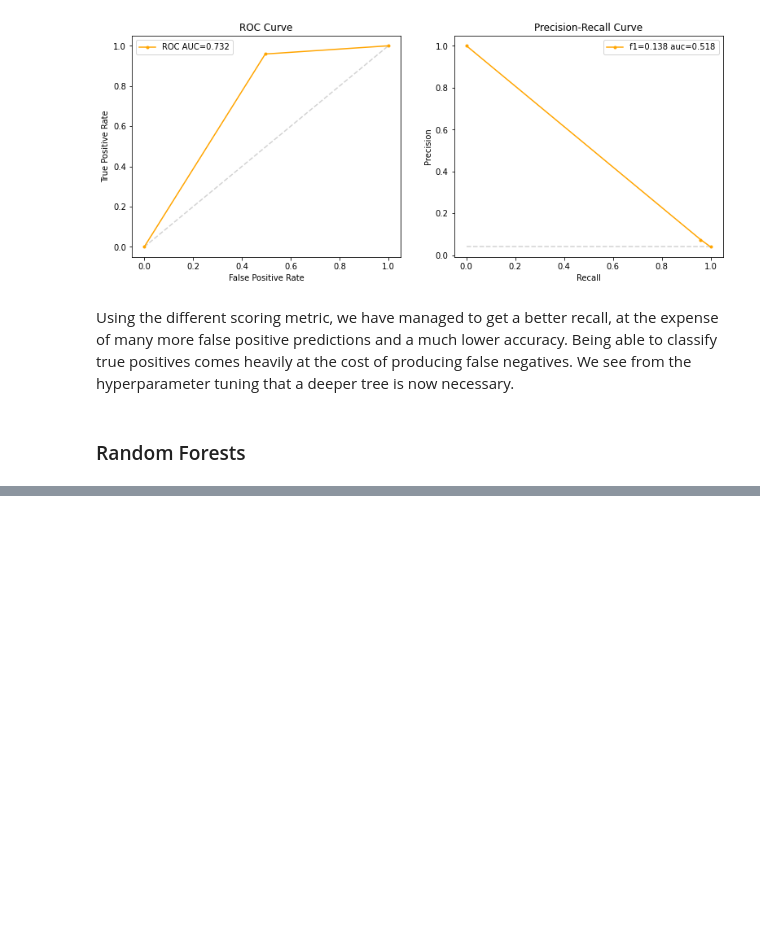
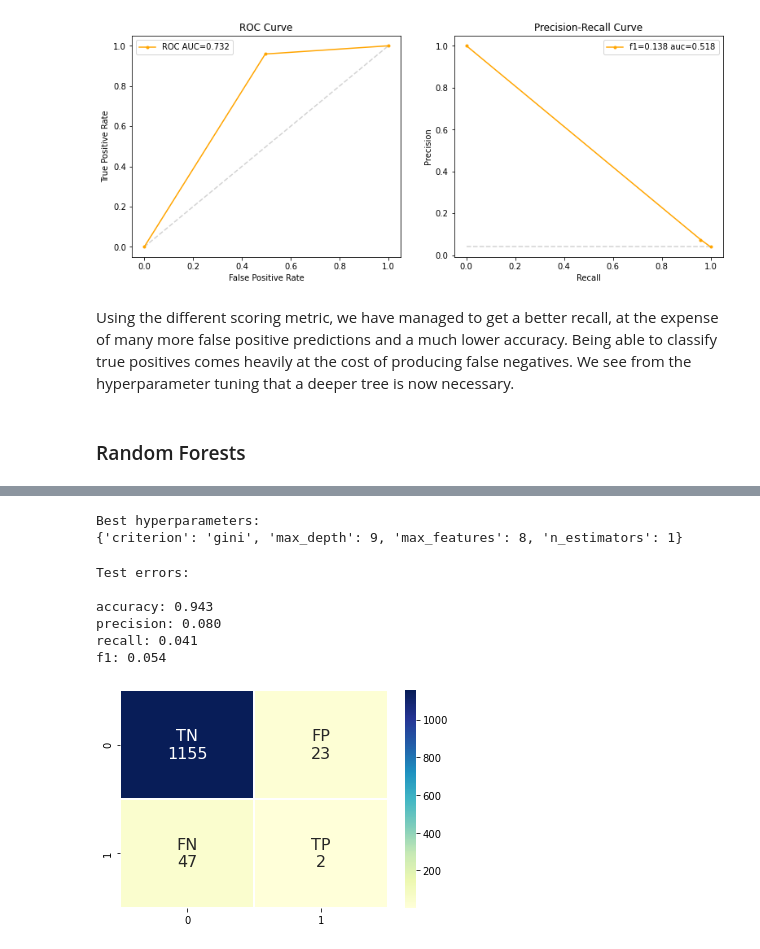
Before and after one commit to ebbeberge/stroke-classification, a Jupyter notebook: Index.ipynb, the cells around one changed output, grey strips where cells are left out. Drawn from its saved outputs; the diff is of its cells as text; code cells hidden in the pictures; blank space fills up the shorter version.

Commit message:
Added forests and boosting to the main document

```diff
--- a/Index.ipynb
+++ b/Index.ipynb
@@ -486,7 +492,11 @@ Below we compile and fit the neural network. Note that we have made a weight cal
 model.compile(
     loss="binary_crossentropy",
     optimizer='SGD',
-    metrics=[keras.metrics.Recall(), keras.metrics.Precision(), 'accuracy']
+    metrics=[
+        keras.metrics.Recall(),
+        keras.metrics.Precision(),
+        'accuracy'
+    ]
 )
 
 # Choosing a weight
@@ -691,0 +704,37 @@ Using the different scoring metric, we have managed to get a better recall, at t
+# %%
+# Setting up parameters
+parameters = {
+    'criterion': ['gini', 'entropy'],
+    'n_estimators': [1, 5, 10, 30, 50, 100],
+    'max_features': ('sqrt', 8, 12),
+    'max_depth': range(1, 10)
+}
+
+# Creating the random forest
+randomforest = GridSearchCV(
+    estimator=RandomForestClassifier(random_state = 23, bootstrap = True),
+    param_grid=parameters,
+    scoring="balanced_accuracy",
+    cv=3
+)
+
+# Fit the random forest
+randomforest_fit = randomforest.fit(X_train, y_train)
+
+# Print out the best parameters
+print("Best hyperparameters:")
+print(randomforest_fit.best_params_)
+# %% [output]
+Best hyperparameters:
+{'criterion': 'gini', 'max_depth': 9, 'max_features': 8, 'n_estimators': 1}
+# %%
+# Display test error statistics
+test_error(randomforest, X_test, y_test)
+# %% [output]
+Test errors:
+
+accuracy: 0.943
+precision: 0.080
+recall: 0.041
+f1: 0.054
+[figure, added]
```
Also changed, not shown: parts of 40 cells of this notebook.
